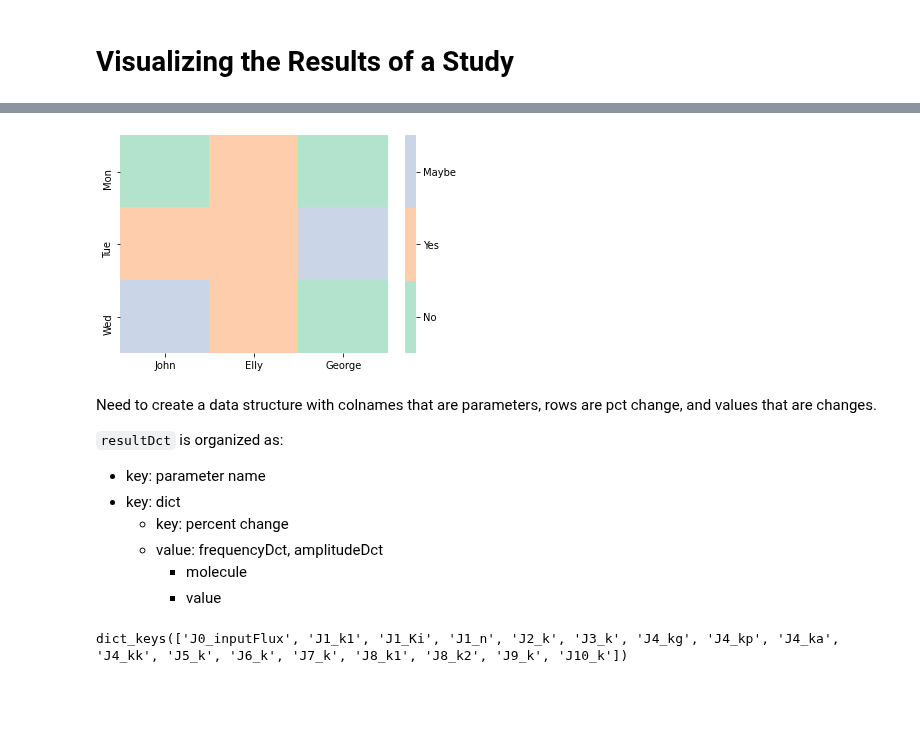
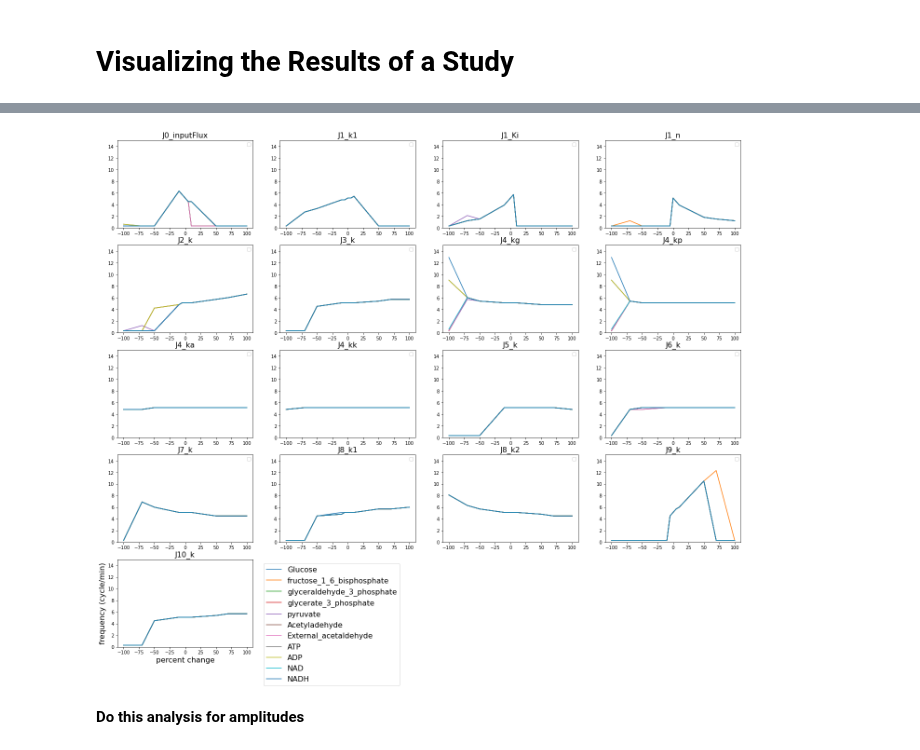
Before and after one commit to ModelEngineering/advancing-biomedical-models, a Jupyter notebook: lecture_5/5_computational_experiments_OFT.ipynb, the cells around one changed output, grey strips where cells are left out. Cells and saved outputs as stored; diff of their text form; code cells hidden in the pictures; blank space fills up the shorter version.

```diff
--- a/lecture_5/5_computational_experiments_OFT.ipynb
+++ b/lecture_5/5_computational_experiments_OFT.ipynb
@@ -453,35 +452,0 @@ plt.show()
-# %%
-import pandas as pd
-df = pd.DataFrame({"John":"No Yes Maybe".split(),
-                   "Elly":"Yes Yes Yes".split(),
-                   "George":"No Maybe No".split()},
-                   index="Mon Tue Wed".split())
-
-
-value_to_int = {j:i for i,j in enumerate(pd.unique(df.values.ravel()))} # like you did
-n = len(value_to_int)
-# discrete colormap (n samples from a given cmap)
-cmap = sns.color_palette("Pastel2", n)
-ax = sns.heatmap(df.replace(value_to_int), cmap=cmap)
-# modify colorbar:
-colorbar = ax.collections[0].colorbar
-r = colorbar.vmax - colorbar.vmin
-colorbar.set_ticks([colorbar.vmin + r / n * (0.5 + i) for i in range(n)])
-colorbar.set_ticklabels(list(value_to_int.keys()))
-plt.show()
-# %% [output]
-[figure, removed]
-# %% [markdown]
-Need to create a data structure with colnames that are parameters, rows are pct change, and values that are changes.
-
-``resultDct`` is organized as:
-- key: parameter name
-- key: dict
-  - key: percent change
-  - value: frequencyDct, amplitudeDct
-    - molecule
-    - value
-# %%
-resultDct.keys()
-# %% [output]
-dict_keys(['J0_inputFlux', 'J1_k1', 'J1_Ki', 'J1_n', 'J2_k', 'J3_k', 'J4_kg', 'J4_kp', 'J4_ka', 'J4_kk', 'J5_k', 'J6_k', 'J7_k', 'J8_k1', 'J8_k2', 'J9_k', 'J10_k'])
@@ -489,0 +453,29 @@ colnames = resultDct.keys()
+# %%
+# Absolute analysis of frequencies
+FONTSIZE = 16
+import matplotlib.gridspec as gridspec
+def plotFrequencyResponses(figsize=(24, 20)):
+    resultDct = runStudy(isRelative=False)
+    numRow = 5
+    numCol = 4
+    fig = plt.figure(figsize=figsize)
+    gs = fig.add_gridspec(numRow, numCol)
+    for idx, parameter in enumerate(WOLF_PRMS):
+        rowIdx = idx//numCol
+        colIdx = idx - rowIdx*numCol
+        ax = plt.subplot(gs[rowIdx, colIdx])
+        plot = resultDct[parameter][0].plot(ax=ax)  # Plot the frequency dataframe
+        ax.legend("")
+        ax.set_title(parameter, fontsize=FONTSIZE)
+        ax.set_ylim([0, 15])
+        if idx == len(WOLF_PRMS) - 1:
+            ax.set_xlabel("percent change", fontsize=FONTSIZE)
+            ax.set_ylabel("frequency (cycle/min)", fontsize=FONTSIZE)
+            df = resultDct[parameter][0]
+            _ = ax.legend(df.columns, bbox_to_anchor=(1.05, 1), loc='upper left', fontsize=FONTSIZE)
+
+plotFrequencyResponses()
+# %% [output]
+[figure, added]
+# %% [markdown]
+**Do this analysis for amplitudes**
```
Also changed, not shown: parts of 9 cells of this notebook, 1 other file.
